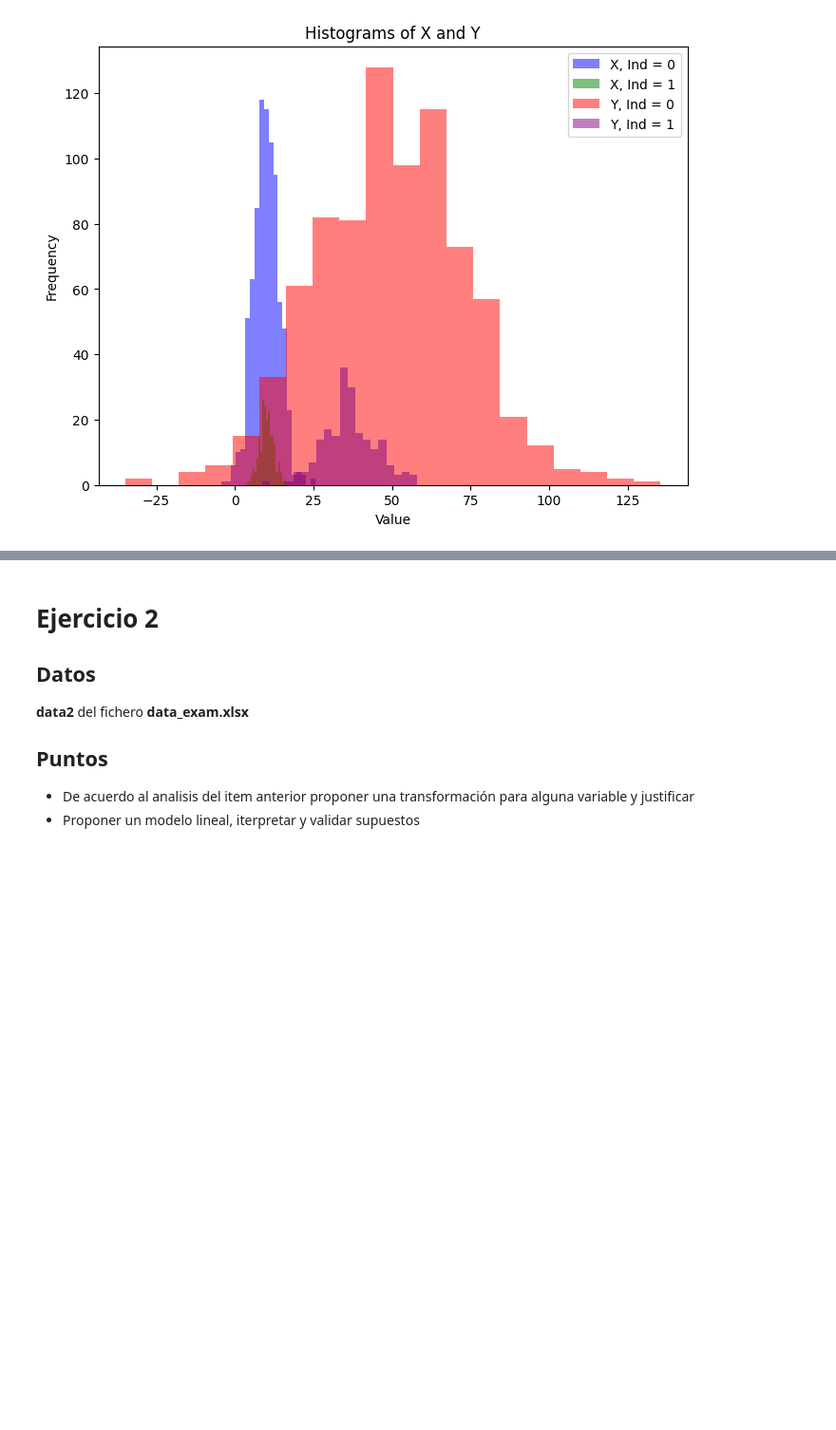
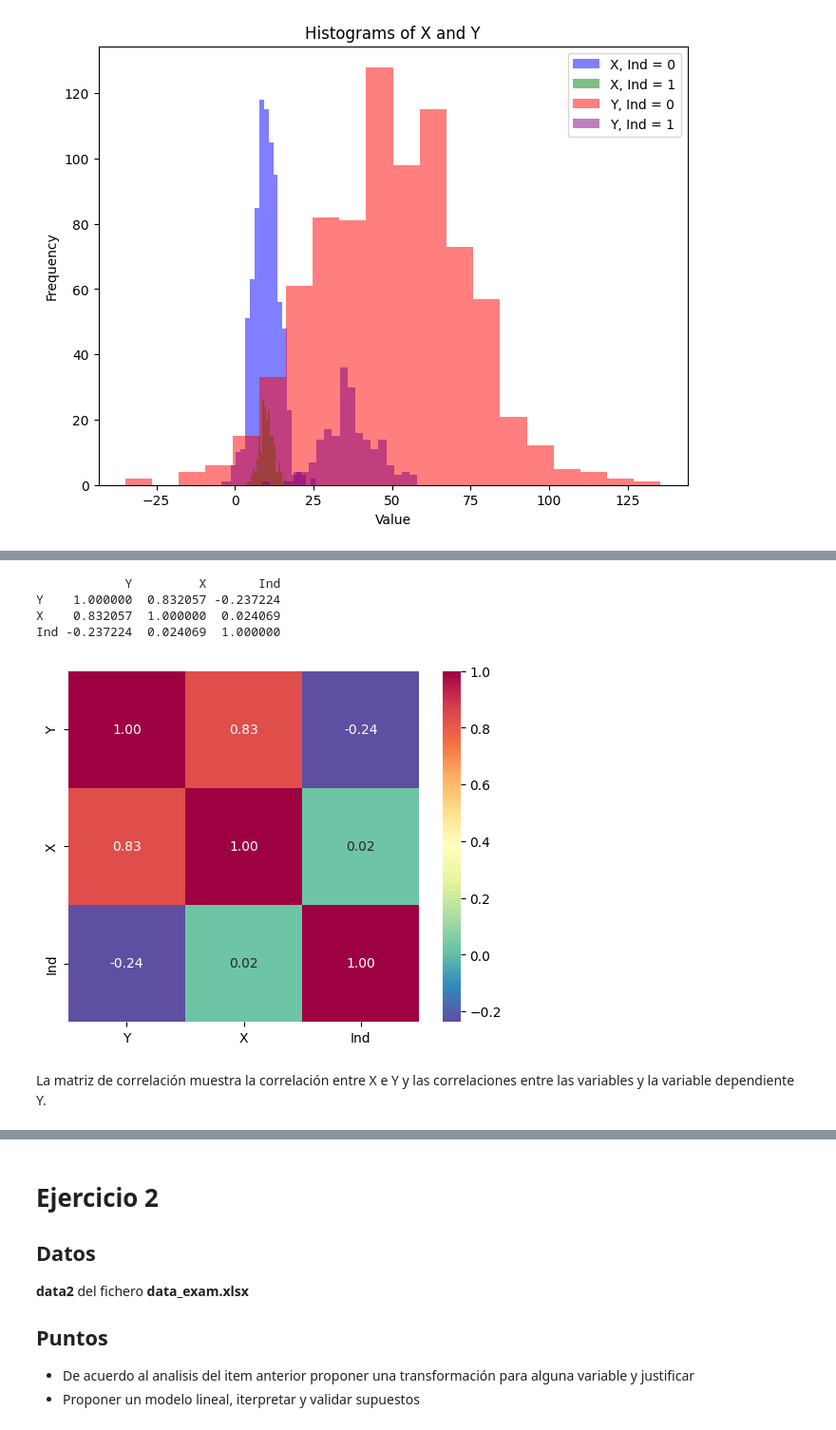
Before and after one commit to cam2149/MachinelearningI, a Jupyter notebook: Examen1.ipynb, the cells around one changed output, grey strips where cells are left out. Shown: that part at 95% size. Cells and saved outputs as stored; diff of their text form; code cells hidden in the pictures; blank space fills up the shorter version.

```diff
--- a/Examen1.ipynb
+++ b/Examen1.ipynb
@@ -145,0 +166,28 @@ _ = plt.legend()
+# %%
+# @title Matriz de correlación
+correlation_matrix = df.corr()
+print(correlation_matrix)
+# %% [output]
+            Y         X       Ind
+Y    1.000000  0.832057 -0.237224
+X    0.832057  1.000000  0.024069
+Ind -0.237224  0.024069  1.000000
+# %%
+# Correlacion entre variables
+numeric_df = df.select_dtypes(include=['number'])
+corrmat = numeric_df.corr()
+
+hm = sns.heatmap(corrmat,
+                 cbar=True,
+                 annot=True,
+                 square=True,
+                 fmt='.2f',
+                 annot_kws={'size': 10},
+                 yticklabels=numeric_df.columns,
+                 xticklabels=numeric_df.columns,
+                 cmap="Spectral_r")
+plt.show()
+# %% [output]
+[figure, added]
+# %% [markdown]
+La matriz de correlación muestra la correlación entre X e Y y las correlaciones entre las variables y la variable dependiente Y.
```
Also changed, not shown: parts of 14 cells of this notebook.
